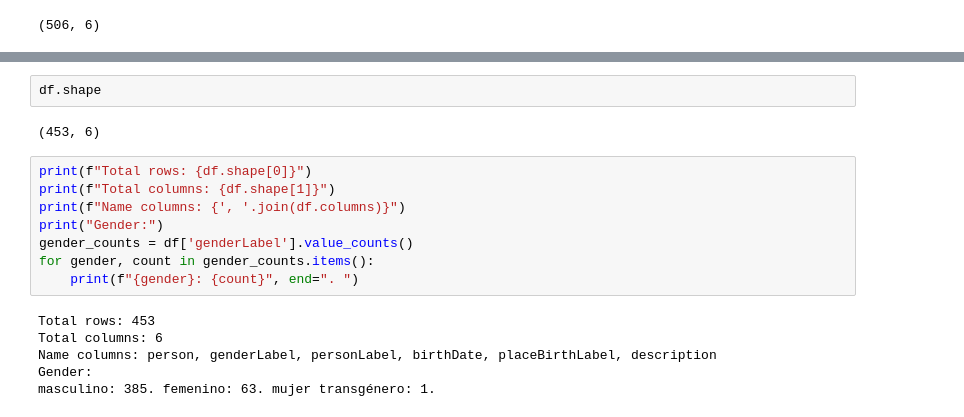
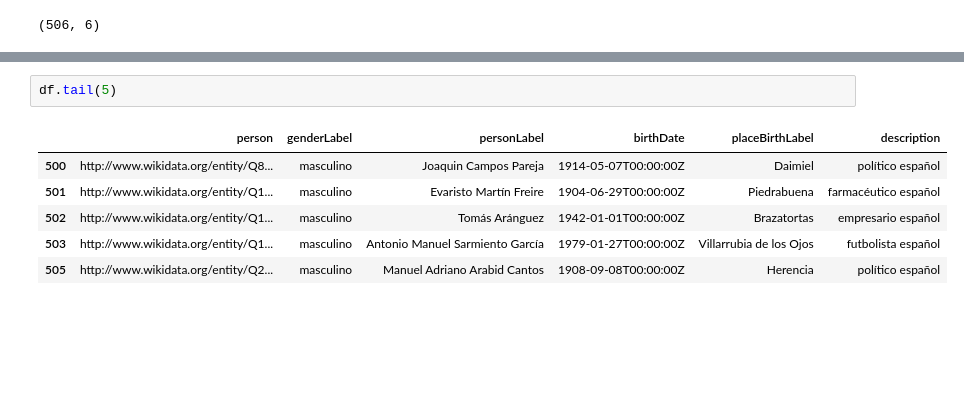
Before and after one commit to mariagabv/lamancha-project, a Jupyter notebook: Wikidata_LaMancha.ipynb, the cells around one changed output, grey strips where cells are left out. Cells and saved outputs as stored; diff of their text form; blank space fills up the shorter version.

```diff
--- a/Wikidata_LaMancha.ipynb
+++ b/Wikidata_LaMancha.ipynb
@@ -73,18 +106,9 @@ df.shape
 # %%
-df.shape
+df.tail(5)
 # %% [output]
-(453, 6)
+|  | person | genderLabel | personLabel | birthDate | placeBirthLabel | description |
+| 500 | http://www.wikidata.org/entity/Q8... | masculino | Joaquin Campos Pareja | 1914-05-07T00:00:00Z | Daimiel | político español |
+| 501 | http://www.wikidata.org/entity/Q1... | masculino | Evaristo Martín Freire | 1904-06-29T00:00:00Z | Piedrabuena | farmacéutico español |
+| 502 | http://www.wikidata.org/entity/Q1... | masculino | Tomás Aránguez | 1942-01-01T00:00:00Z | Brazatortas | empresario español |
+| 503 | http://www.wikidata.org/entity/Q1... | masculino | Antonio Manuel Sarmiento García | 1979-01-27T00:00:00Z | Villarrubia de los Ojos | futbolista español |
+| 505 | http://www.wikidata.org/entity/Q2... | masculino | Manuel Adriano Arabid Cantos | 1908-09-08T00:00:00Z | Herencia | político español |
-# %%
-print(f"Total rows: {df.shape[0]}")
-print(f"Total columns: {df.shape[1]}")
-print(f"Name columns: {', '.join(df.columns)}")
-print("Gender:")
-gender_counts = df['genderLabel'].value_counts()
-for gender, count in gender_counts.items():
-    print(f"{gender}: {count}", end=". ")
-# %% [output]
-Total rows: 453
-Total columns: 6
-Name columns: person, genderLabel, personLabel, birthDate, placeBirthLabel, description
-Gender:
-masculino: 385. femenino: 63. mujer transgénero: 1.
```
Also changed, not shown: parts of 19 cells of this notebook, 4 other files.
